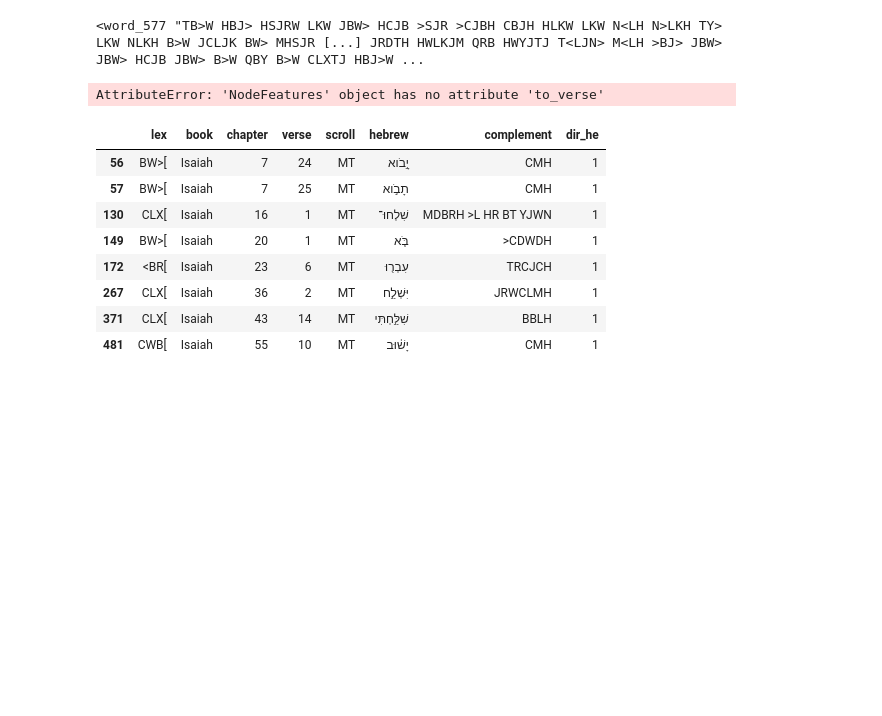
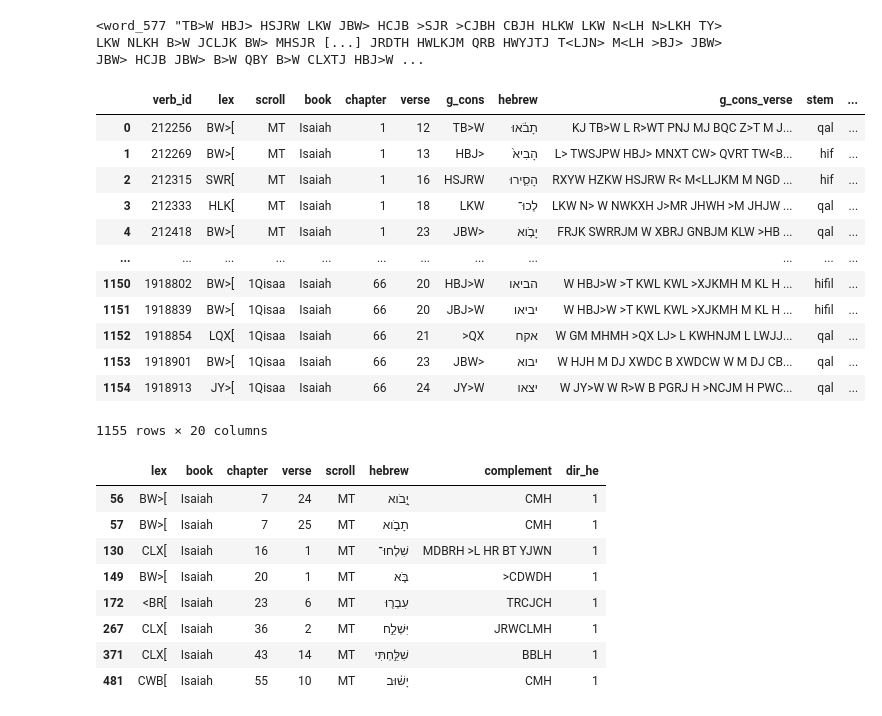
Before and after one commit to lucieperez/hebrew-notebooks-exercises, a Jupyter notebook: isaiah/tryout/motion_verb_isaiah_bhsa_dss_TFOb.ipynb, the cells around one changed output. Cells and saved outputs as stored; diff of their text form; code cells hidden in the pictures; blank space fills up the shorter version.

Commit message:
upload isaiah notebooks

```diff
--- a/isaiah/tryout/motion_verb_isaiah_bhsa_dss_TFOb.ipynb
+++ b/isaiah/tryout/motion_verb_isaiah_bhsa_dss_TFOb.ipynb
@@ -73,6 +73,7 @@ items = []
 for verb in chain(verbs_bhsa, verbs_dss):
     if verb.source.name == "BHSA":
         scroll = "MT"
+        verse = verb.to_verses
         dir_he_dss_verse = ""
     else:
         scroll = verb.to_scrolls.scroll[0]
@@ -92,35 +93,47 @@ for verb in chain(verbs_bhsa, verbs_dss):
         item = {
             "verb_id": verb.ids[0],
             "lex": verb.lex[0],
             "scroll": scroll,
             "book": verb.book[0],
             "chapter": verb.chapter[0],
             "verse": verb.verse[0],
             "g_cons": clean(verb.g_cons[0]),
             "hebrew": verb.text,
-            "g_cons_verse": str(verb.to_verse),
+            "g_cons_verse": str(verse),
             "stem": verb.vs[0],
             "tense": verb.vt[0],
             "subject": clean(str(verb.to_clauses.to_phrases.filter(function="Subj"))),
             "subj_heb": verb.to_clauses.to_phrases.filter(function="Subj").text,
             "complement": clean(str(complement)),
             "cmpl_heb" : verb.to_clauses.to_phrases.filter(function="Cmpl").text,
             "dir_he": dir_he,
             "dir_he_dss_verse": dir_he_dss_verse,
         }
         if complement != "":
             prepositions = complement.to_words.filter(sp="prep")
             n = 0
             for preposition in prepositions:
                 n += 1
                 item[f"preposition_{n}"] = str(preposition)
         items.append(item)
 
 df = pd.DataFrame(items).fillna("")
 
 df
 # %% [output]
+|  | verb_id | lex | scroll | book | chapter | verse | g_cons | hebrew | g_cons_verse | stem | ... |
+| 0 | 212256 | BW>[ | MT | Isaiah | 1 | 12 | TB>W | תָבֹ֔אוּ | KJ TB>W L R>WT PNJ MJ BQC Z>T M J... | qal | ... |
+| 1 | 212269 | BW>[ | MT | Isaiah | 1 | 13 | HBJ> | הָבִיא֙ | L> TWSJPW HBJ> MNXT CW> QVRT TW<B... | hif | ... |
+| 2 | 212315 | SWR[ | MT | Isaiah | 1 | 16 | HSJRW | הָסִ֛ירוּ | RXYW HZKW HSJRW R< M<LLJKM M NGD ... | hif | ... |
+| 3 | 212333 | HLK[ | MT | Isaiah | 1 | 18 | LKW | לְכוּ־ | LKW N> W NWKXH J>MR JHWH >M JHJW ... | qal | ... |
+| 4 | 212418 | BW>[ | MT | Isaiah | 1 | 23 | JBW> | יָבֹ֥וא | FRJK SWRRJM W XBRJ GNBJM KLW >HB ... | qal | ... |
+| ... | ... | ... | ... | ... | ... | ... | ... | ... | ... | ... | ... |
+| 1150 | 1918802 | BW>[ | 1Qisaa | Isaiah | 66 | 20 | HBJ>W | הביאו | W HBJ>W >T KWL KWL >XJKMH M KL H ... | hifil | ... |
+| 1151 | 1918839 | BW>[ | 1Qisaa | Isaiah | 66 | 20 | JBJ>W | יביאו | W HBJ>W >T KWL KWL >XJKMH M KL H ... | hifil | ... |
+| 1152 | 1918854 | LQX[ | 1Qisaa | Isaiah | 66 | 21 | >QX | אקח | W GM MHMH >QX LJ> L KWHNJM L LWJJ... | qal | ... |
+| 1153 | 1918901 | BW>[ | 1Qisaa | Isaiah | 66 | 23 | JBW> | יבוא | W HJH M DJ XWDC B XWDCW W M DJ CB... | qal | ... |
+| 1154 | 1918913 | JY>[ | 1Qisaa | Isaiah | 66 | 24 | JY>W | יצאו | W JY>W W R>W B PGRJ H >NCJM H PWC... | qal | ... |
-AttributeError: 'NodeFeatures' object has no attribute 'to_verse'
+1155 rows × 20 columns
 # %%
 df.to_csv("motion_verbs_isaiah_1.csv", index=False, encoding="utf8")
 # %%
```
Also changed, not shown: 1 other file.
